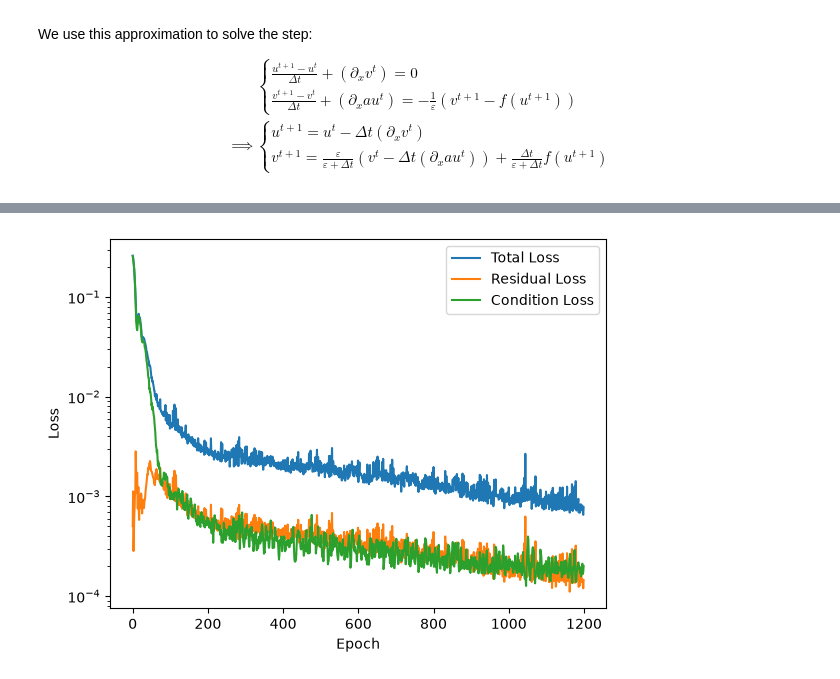
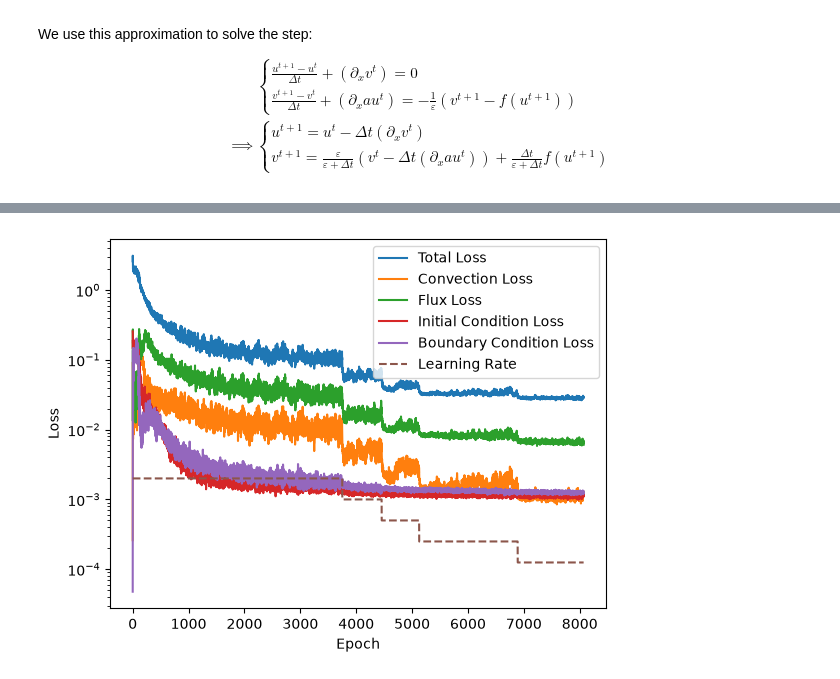
Before and after one commit to StefanoMagriniAlunno/StefanoMagriniAlunno.github.io, a Jupyter notebook: wiki/works/Exam26/main.ipynb, the cells around one changed output, grey strips where cells are left out. Cells and saved outputs as stored; diff of their text form; code cells hidden in the pictures.

```diff
--- a/wiki/works/Exam26/main.ipynb
+++ b/wiki/works/Exam26/main.ipynb
@@ -359,18 +648,18 @@ def f(u: torch.Tensor, d: int) -> torch.Tensor:
     """u has shape (B,)
     f(u) has shape (B, d)"""
     r = 0.5 * u ** 2
-    return torch.stack([r]*d, dim=-1)
+    return torch.stack([r] + [torch.zeros_like(r)] * (d - 1), dim=-1)
 def df(u: torch.Tensor, d: int) -> torch.Tensor:
     """u has shape (B,)
     df(u) has shape (B, d)"""
-    return torch.stack([u]*d, dim=-1)
+    return torch.stack([u] + [torch.zeros_like(u)] * (d - 1), dim=-1)
 # %%
 #| code-summary: "IMEX scheme for 1D Jin-Xin relaxation system"
 def compute_fluxes(u, v, a, Dx):
     sqrt_a = sqrt(a)
 
-    u_pad = F.pad(u[None, :], (1,1), mode='replicate')[0]
-    v_pad = F.pad(v[None, :], (1,1), mode='replicate')[0]
+    u_pad = F.pad(u[None, :], (1,1), mode='constant')[0]
+    v_pad = F.pad(v[None, :], (1,1), mode='constant')[0]
 
     u_L = u_pad[:-1]
     u_R = u_pad[1:]
@@ -392,14 +681,14 @@ def imex_step(u, v, Dt, Dx, eps, a):
     u_next = u - Dt * difv
 
     # implicit step: v relaxes towards f(u_next)
-    v_next = (eps * v - eps * Dt * adifu + Dt * f(u_next, 1)[0]) / (eps + Dt)
+    v_next = (eps * v - eps * Dt * adifu + Dt * f(u_next, 1)[:,0]) / (eps + Dt)
 
     return u_next, v_next
 
 # --- SETUP ---
-L: float = 10.0   # Spatial domain length
-T: float = 5.0    # Final time
-N: int = 40000    # Number of spatial points
+L: float = 2.0   # Spatial domain length
+T: float = 1.0    # Final time
+N: int = 5000    # Number of spatial points
 Dx: float = L / N
 a: float = 1.1    # Sub-characteristic condition: a > u^2. Since u max = 1, a=1.1 is safe.
 
@@ -409,7 +698,7 @@ eps: float = 0.005
 steps: int = int(T / Dt)
 
 x: torch.Tensor = torch.linspace(-L/2, L/2, N)
-u: torch.Tensor = torch.exp(- 0.5 * x**2)  # Shape: (N,)
+u: torch.Tensor = -torch.sin(torch.pi*x)  # Shape: (N,)
 v: torch.Tensor = f(u, 1)[:, 0]  # Shape: (N,)
 
 u_init_np = u.squeeze().numpy()
@@ -832,43 +1227,81 @@ pass
 # %%
 #| code-summary: "RelaxNN scheme for 2D Jin-Xin relaxation system"
 def u0(x: torch.Tensor) -> torch.Tensor:
-    return torch.exp(-0.5 * torch.sum(x**2, dim=-1))  # initial condition for u
+    return -torch.sin(torch.pi * x[:,0])*torch.cos(torch.pi/2 * x[:,1])  # initial condition for u
 def v0(x: torch.Tensor, d: int) -> torch.Tensor:
     return f(u0(x), d=d)  # shape (N, d)
 
 model2D = RelaxNN(d=2)
 
-optimizer = torch.optim.Adam(model2D.parameters(), lr=0.001)
+optimizer = torch.optim.Adam(model2D.parameters(), lr=0.002)
+scheduler = torch.optim.lr_scheduler.ReduceLROnPlateau(optimizer, mode='min', factor=0.5, patience=500)
 
-eps = 0.05
-a, b = 1.1, 1.1
-T = 5.0
-L = 5.0
-n_samples = 2048
+eps = 0.03
+a = 1.1
+T = 1.0
+L = 2.0
+# hole size: 0.2, with probability 0.1, Coef=0.5
+Cn_samples = 2116  # 3D space
+Fn_samples = 2116  # 3D space
+ICn_samples = 342  # 2D space
+BCn_samples = 342  # 2D space
 
-Rloss_history = []
 Closs_history = []
+Floss_history = []
+ICloss_history = []
+BCloss_history = []
 loss_history = []
-for epoch in tqdm(range(1200), leave=True):
+lr_history = []
+while optimizer.param_groups[0]['lr'] > 0.0001:
     optimizer.zero_grad()
-    x = (torch.rand(n_samples, 2)*2-1)*L/2  # shape (N, d)
-    t = torch.rand(n_samples, 1)*T  # shape (N, 1)
-    Rloss, _ = residual_loss_fn(model2D, x, t, eps, (a, b))
 
-    x = (torch.rand(n_samples, 2)*2-1)*L/2  # shape (N, d)
-    Closs, _ = condition_loss_fn(model2D, x, eps)
+    x = (torch.rand(Cn_samples, 2)*2-1)*L/2  # shape (N, d)
+    t = torch.rand(Cn_samples, 1)*T  # shape (N, 1)
+    Closs, _ = convection_loss_fn(model2D, x, t, eps)
 
-    loss = 4*Rloss + Closs
+    x = (torch.rand(Fn_samples, 2)*2-1)*L/2  # shape (N, d)
+    t = torch.rand(Fn_samples, 1)*T  # shape (N, 1)
+    Floss, _ = flux_loss_fn(model2D, x, t, eps, a)
+
+    x = (torch.rand(ICn_samples, 2)*2-1)*L/2  # shape (N, d)
+    ICloss, _ = IC_loss_fn(model2D, x, eps)
+
+    x = (torch.rand(BCn_samples, 1)*2-1)*L/2  # shape (N, d-1)
+    t = torch.rand(BCn_samples, 1)*T  # shape (N, 1)
+    BCloss = BC_loss_fn(model2D, x, t, eps)
+
+    # 1D: 10,1,30,1
+    # 2D:  5,1,10,1
+    loss = 5*Closs + Floss + 10*ICloss + BCloss
+
+    # regularization losses
+    # L2 regularization on model2D.encoder
+    model_params = list(model2D.encoder.parameters())
+    l2_reg = sum(torch.sum(param ** 2) for param in model_params)
+    # L1 regularization on model2D.head_u and model2D.head_w
+    model_params_u = list(model2D.head_u.parameters())
+    model_params_w = list(model2D.head_w.parameters())
+    l1_reg = sum(torch.sum(torch.abs(param)) for param in model_params_u + model_params_w)
+    loss += 1e-6 * l2_reg + 1e-6 * l1_reg
 
     loss_history.append(loss.item())
-    Rloss_history.append(Rloss.item())
     Closs_history.append(Closs.item())
+    Floss_history.append(Floss.item())
+    ICloss_history.append(ICloss.item())
+    BCloss_history.append(BCloss.item())
+    lr_history.append(optimizer.param_groups[0]['lr'])
     loss.backward()
     optimizer.step()
+    scheduler.step(loss)
+    if optimizer.param_groups[0]['lr'] < lr_history[-1]:
+        print(f"Learning rate reduced to {optimizer.param_groups[0]['lr']:.6f} at epoch {len(loss_history)}")
 
 plt.plot(loss_history, label='Total Loss')
-plt.plot(Rloss_history, label='Residual Loss')
-plt.plot(Closs_history, label='Condition Loss')
+plt.plot(Closs_history, label='Convection Loss')
+plt.plot(Floss_history, label='Flux Loss')
+plt.plot(ICloss_history, label='Initial Condition Loss')
+plt.plot(BCloss_history, label='Boundary Condition Loss')
+plt.plot(lr_history, label='Learning Rate', linestyle='--')
 plt.xlabel('Epoch')
 plt.ylabel('Loss')
 plt.yscale('log')
@@ -878 +1316 @@ plt.show()
-[figure, old version]
+[figure, new version]
```
Also changed, not shown: parts of 12 cells of this notebook, 9 other files.
